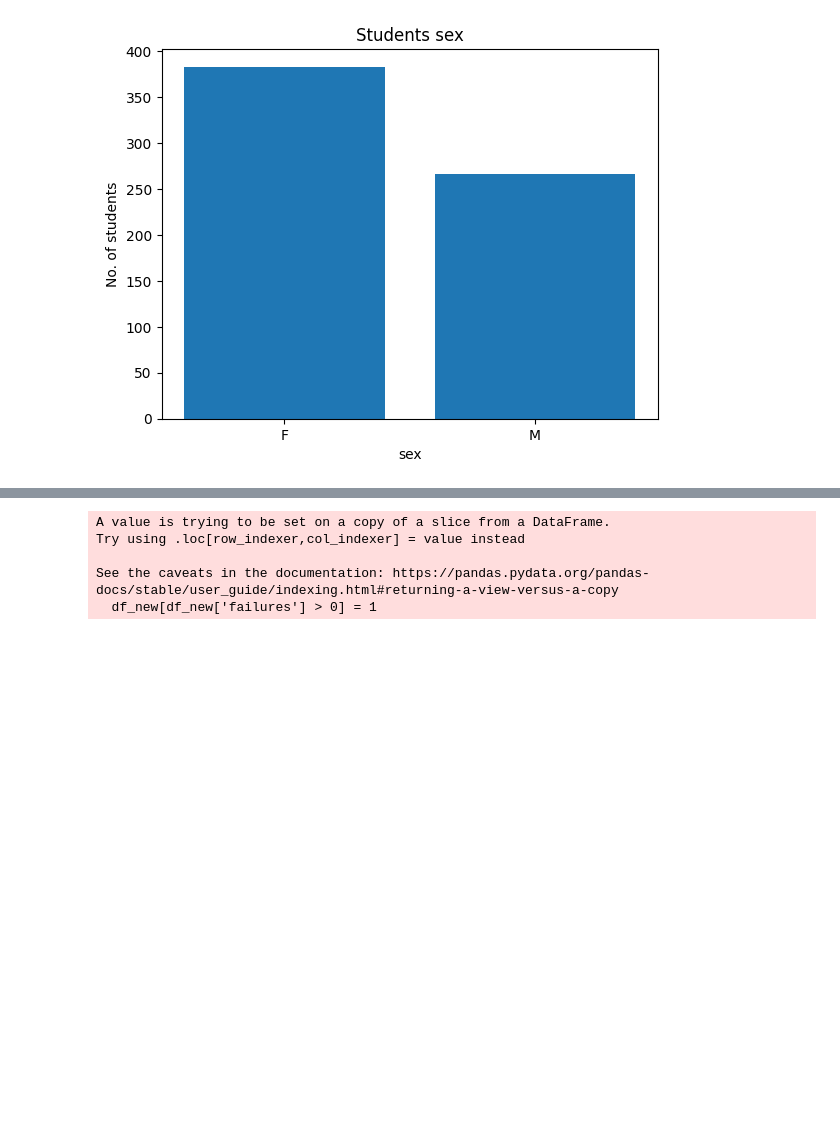
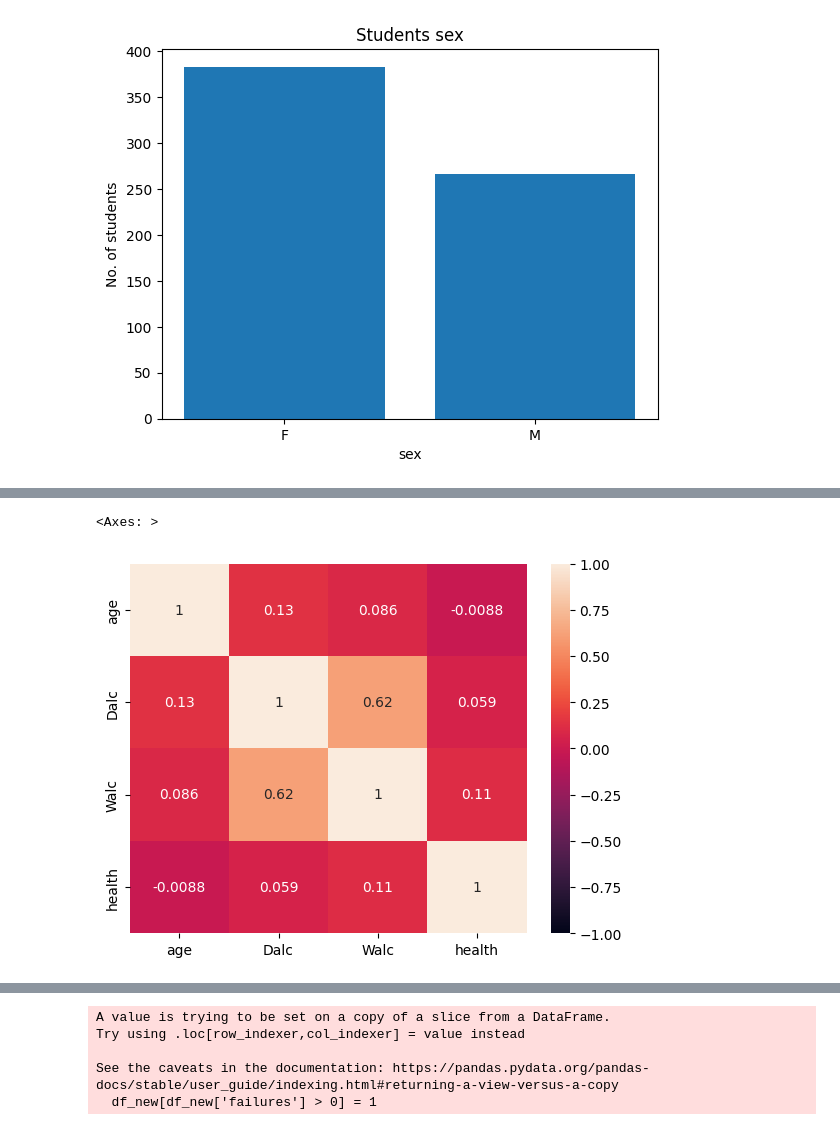
Before and after one commit to Jayesen/ml_for_learners, a Jupyter notebook: Analysis_1.ipynb, the cells around one changed output, grey strips where cells are left out. Cells and saved outputs as stored; diff of their text form; code cells hidden in the pictures; blank space fills up the shorter version.

```diff
--- a/Analysis_1.ipynb
+++ b/Analysis_1.ipynb
@@ -88,3 +103,8 @@ df_alcohol
+# %%
+sns.heatmap(df_alcohol.corr(), vmin=-1, vmax=1, annot=True)
+# %% [output]
+<Axes: >
+[figure, added]
 # %%
 plt.figure(figsize=(10,5))
 
```
Also changed, not shown: parts of 24 cells of this notebook, 1 other file.
